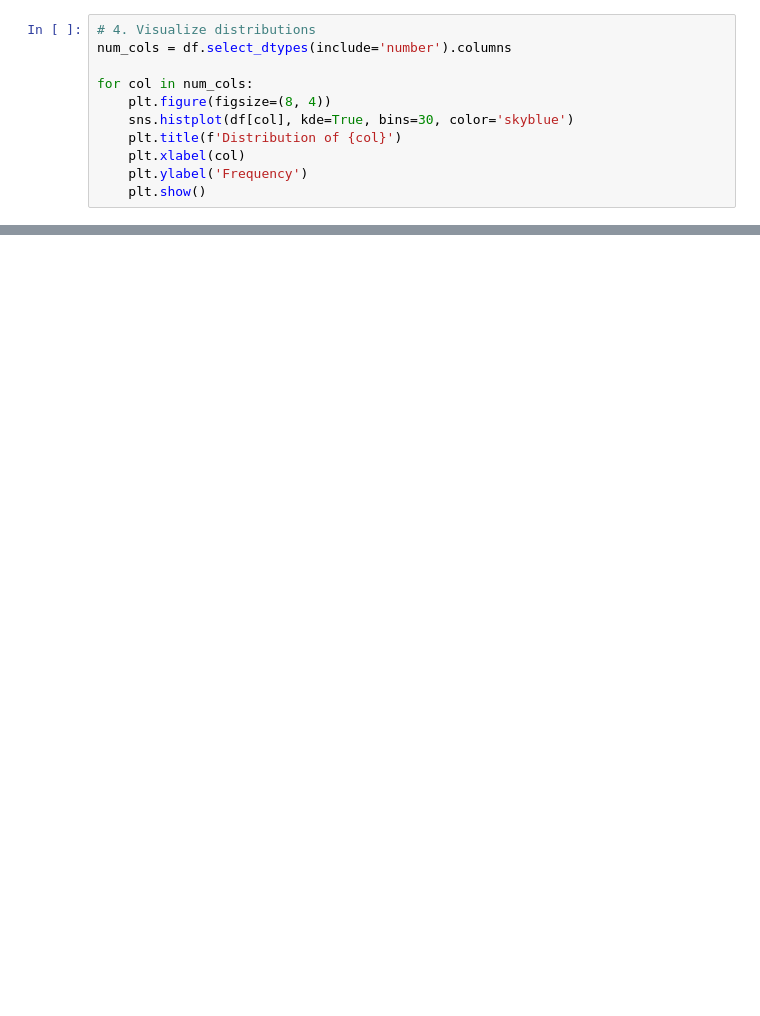
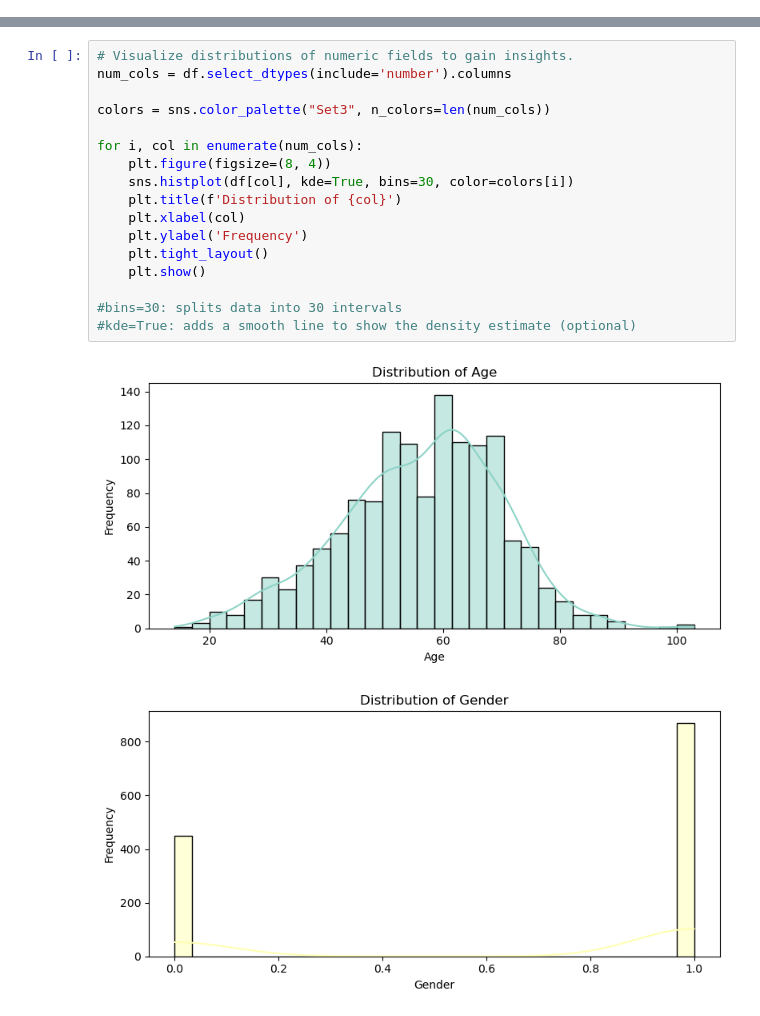
Before and after one commit to Christine-97/Data_Analysis_Project-Heart_Attack_Risk_Levels, a Jupyter notebook: step-by-step-data-analysis-plan.ipynb, the cells around one changed output, grey strips where cells are left out. Drawn from its saved outputs; the diff is of its cells as text; blank space fills up the shorter version.

```diff
--- a/step-by-step-data-analysis-plan.ipynb
+++ b/step-by-step-data-analysis-plan.ipynb
@@ -114,11 +0,0 @@ display(skew_df[['Mean', 'Median', 'Skewness', 'Interpretation']])
-# %%
-# 4. Visualize distributions
-num_cols = df.select_dtypes(include='number').columns
-
-for col in num_cols:
-    plt.figure(figsize=(8, 4))
-    sns.histplot(df[col], kde=True, bins=30, color='skyblue')
-    plt.title(f'Distribution of {col}')
-    plt.xlabel(col)
-    plt.ylabel('Frequency')
-    plt.show()
@@ -391,0 +206,20 @@ A classification model (e.g., Decision Tree or Random Forest) was trained to pre
+# %%
+# Visualize distributions of numeric fields to gain insights.
+num_cols = df.select_dtypes(include='number').columns
+
+colors = sns.color_palette("Set3", n_colors=len(num_cols))
+
+for i, col in enumerate(num_cols):
+    plt.figure(figsize=(8, 4))
+    sns.histplot(df[col], kde=True, bins=30, color=colors[i])
+    plt.title(f'Distribution of {col}')
+    plt.xlabel(col)
+    plt.ylabel('Frequency')
+    plt.tight_layout()
+    plt.show()
+
+#bins=30: splits data into 30 intervals
+#kde=True: adds a smooth line to show the density estimate (optional)
+# %% [output]
+[figure, added]
+[figure, added]
```
Also changed, not shown: parts of 64 cells of this notebook.
